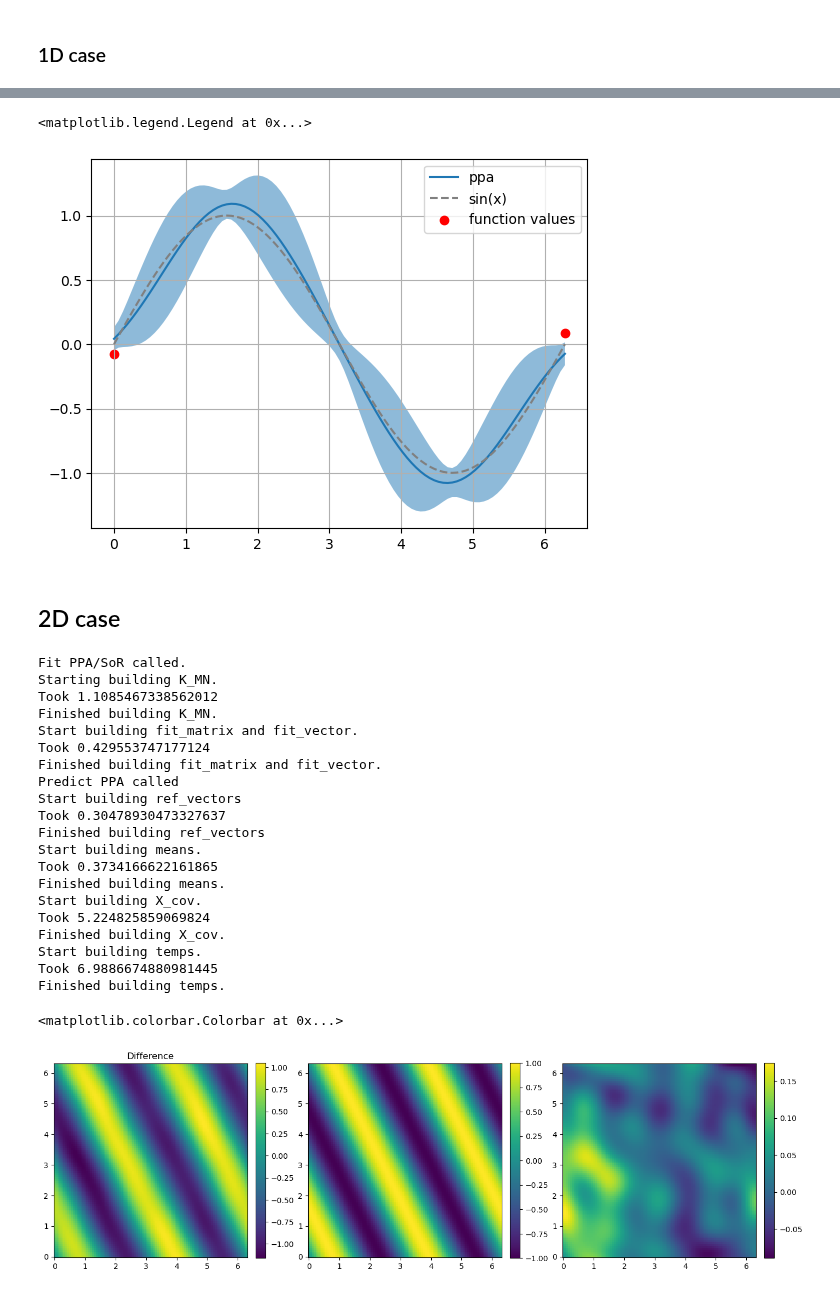
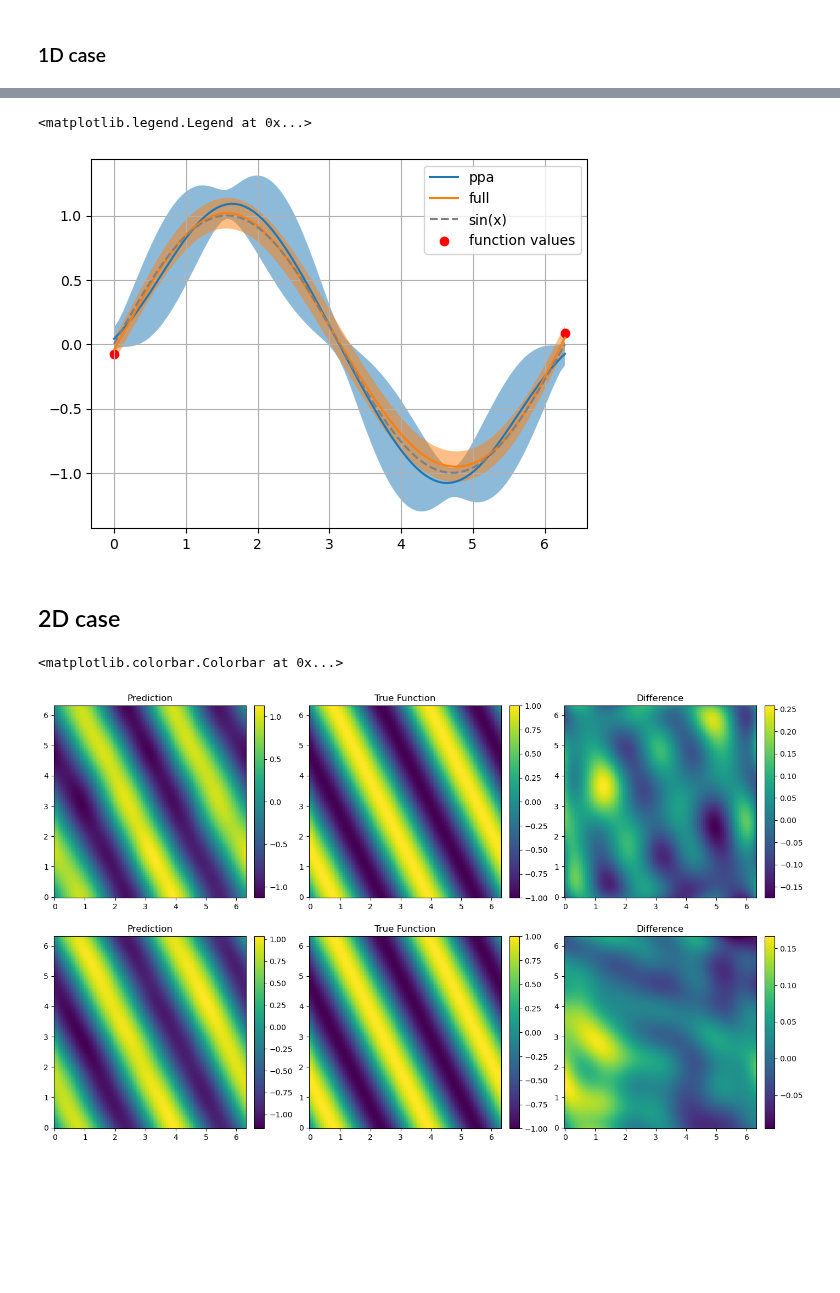
Before and after one commit to LukasEin/jaxgp, a Jupyter notebook: recover_from_derivatives_sin.ipynb, the cells around one changed output, grey strips where cells are left out. Cells and saved outputs as stored; diff of their text form; code cells hidden in the pictures; blank space fills up the shorter version.

Commit message:
changed GPR to have 1 exact and 1 approx reg

```diff
--- a/recover_from_derivatives_sin.ipynb
+++ b/recover_from_derivatives_sin.ipynb
@@ -90,8 +79,8 @@ plt.plot(grid,means_ppa,label="ppa")
 plt.fill_between(grid,means_ppa-stds_ppa,means_ppa+stds_ppa,alpha=0.5)
 # plt.plot(grid,means_sor,label="sor")
 # plt.fill_between(grid,means_sor-stds_sor,means_sor+stds_sor,alpha=0.5)
-# plt.plot(grid,means_full,label="full")
-# plt.fill_between(grid,means_full-stds_full,means_full+stds_full,alpha=0.5)
+plt.plot(grid,means_full,label="full")
+plt.fill_between(grid,means_full-stds_full,means_full+stds_full,alpha=0.5)
 # plt.plot(grid,means_ny,label="ny")
 # plt.fill_between(grid,means_ny-stds_ny,means_ny+stds_ny,alpha=0.5)
 plt.plot(grid,func(grid),color="grey",ls="--",label="sin(x)")
@@ -100,7 +89,7 @@ plt.grid()
 plt.legend()
 # %% [output]
 <matplotlib.legend.Legend at 0x...>
-[figure, old version]
+[figure, new version]
 # %%
 # plt.plot(grid,stds_ppa-stds_sor)
 # plt.plot(grid,stds_ppa-stds_ny)
@@ -128,7 +117,7 @@ n_data_points = jnp.array([3, 3])
 n_X1_deriv_points = jnp.array([10, 10])
 n_X2_deriv_points = jnp.array([10, 10])
 
-n_ref_points = jnp.array([10,10])
+n_ref_points = jnp.array([7,7])
 
 n_grid_points = jnp.array([101,101])
 
@@ -167,59 +156,59 @@ total_deriv_points = (jnp.prod(n_X1_deriv_points), jnp.prod(n_X2_deriv_points))
 total_ref_points = jnp.prod(n_ref_points)
 total_grid_points = jnp.prod(n_grid_points)
 # %%
-model = gpr.GaussianProcessRegressor(kernel, total_data_points, total_deriv_points, referencegrid, sparse_method="ppa", noise_var=noise**2)
+model = gpr.ApproximateGPR(kernel, total_data_points, total_deriv_points, referencegrid, noise_var=noise**2)
 model.fit(X_data, Y_data)
 (means_ppa, stds_ppa) = model.predict(grid, True)
 means_ppa = means_ppa.reshape(-1)
 stds_ppa = stds_ppa.reshape(-1)
+
+model = gpr.ExactGPR(kernel, total_data_points, total_deriv_points, noise_var=noise**2)
+model.fit(X_data, Y_data)
+(means_full, stds_full) = model.predict(grid, True)
+means_full = means_full.reshape(-1)
+stds_full = stds_full.reshape(-1)
 
 # model = gpr.sparseGPR(kernel, total_data_points, total_deriv_points, referencegrid, sparse_method="sor", noise_var=noise**2)
 # model.fit(X_data, Y_data)
 # (means_sor, stds_sor) = model.predict(grid, True)
 # means_sor = means_sor.reshape(-1)
 # stds_sor = stds_sor.reshape(-1)
-# %% [output]
-Fit PPA/SoR called.
-Starting building K_MN.
-Took 1.1085467338562012
-Finished building K_MN.
-Start building fit_matrix and fit_vector.
-Took 0.429553747177124
-Finished building fit_matrix and fit_vector.
-Predict PPA called
-Start building ref_vectors
-Took 0.30478930473327637
-Finished building ref_vectors
-Start building means.
-Took 0.3734166622161865
-Finished building means.
-Start building X_cov.
-Took 5.224825859069824
-Finished building X_cov.
-Start building temps.
-Took 6.9886674880981445
-Finished building temps.
 # %%
 X = jnp.array(jnp.meshgrid(*grids))
 Y = func(X[0],X[1])
 
-f, ax = plt.subplots(1,3,figsize=(17,5))
+f, ax = plt.subplots(2,3,figsize=(17,10))
 
-m_plot = ax[0].pcolormesh(*grids,means_ppa.reshape(101,101))
-ax[0].set_aspect('equal', 'box')
-ax[0].set_title("Prediction")
-t_plot = ax[1].pcolormesh(*grids,Y)
-ax[1].set_aspect('equal', 'box')
-ax[0].set_title("True Function")
-diff_plot = ax[2].pcolormesh(*grids,Y - means_ppa.reshape(101,101))
-ax[2].set_aspect('equal', 'box')
-ax[0].set_title("Difference")
-f.colorbar(m_plot, ax=ax[0], fraction=0.046, pad=0.04)
-f.colorbar(t_plot, ax=ax[1], fraction=0.046, pad=0.04)
-f.colorbar(diff_plot, ax=ax[2], fraction=0.046, pad=0.04)
+# Approximate GPR
+m_plot = ax[0,0].pcolormesh(*grids,means_ppa.reshape(101,101))
+ax[0,0].set_aspect('equal', 'box')
+ax[0,0].set_title("Prediction")
+t_plot = ax[0,1].pcolormesh(*grids,Y)
+ax[0,1].set_aspect('equal', 'box')
+ax[0,1].set_title("True Function")
+diff_plot = ax[0,2].pcolormesh(*grids,Y - means_ppa.reshape(101,101))
+ax[0,2].set_aspect('equal', 'box')
+ax[0,2].set_title("Difference")
+f.colorbar(m_plot, ax=ax[0,0], fraction=0.046, pad=0.04)
+f.colorbar(t_plot, ax=ax[0,1], fraction=0.046, pad=0.04)
+f.colorbar(diff_plot, ax=ax[0,2], fraction=0.046, pad=0.04)
+
+# Full GPR
+m_plot = ax[1,0].pcolormesh(*grids,means_full.reshape(101,101))
+ax[1,0].set_aspect('equal', 'box')
+ax[1,0].set_title("Prediction")
+t_plot = ax[1,1].pcolormesh(*grids,Y)
+ax[1,1].set_aspect('equal', 'box')
+ax[1,1].set_title("True Function")
+diff_plot = ax[1,2].pcolormesh(*grids,Y - means_full.reshape(101,101))
+ax[1,2].set_aspect('equal', 'box')
+ax[1,2].set_title("Difference")
+f.colorbar(m_plot, ax=ax[1,0], fraction=0.046, pad=0.04)
+f.colorbar(t_plot, ax=ax[1,1], fraction=0.046, pad=0.04)
+f.colorbar(diff_plot, ax=ax[1,2], fraction=0.046, pad=0.04)
 # %% [output]
 <matplotlib.colorbar.Colorbar at 0x...>
-[figure, old version]
+[figure, new version]
 # %%
 def check_along_axis(means, stds, Y, grids):
     means_x1 = jnp.array([means[i,0] for i in range(means.shape[0])])
```
Also changed, not shown: parts of 5 cells of this notebook, 2 other files.
